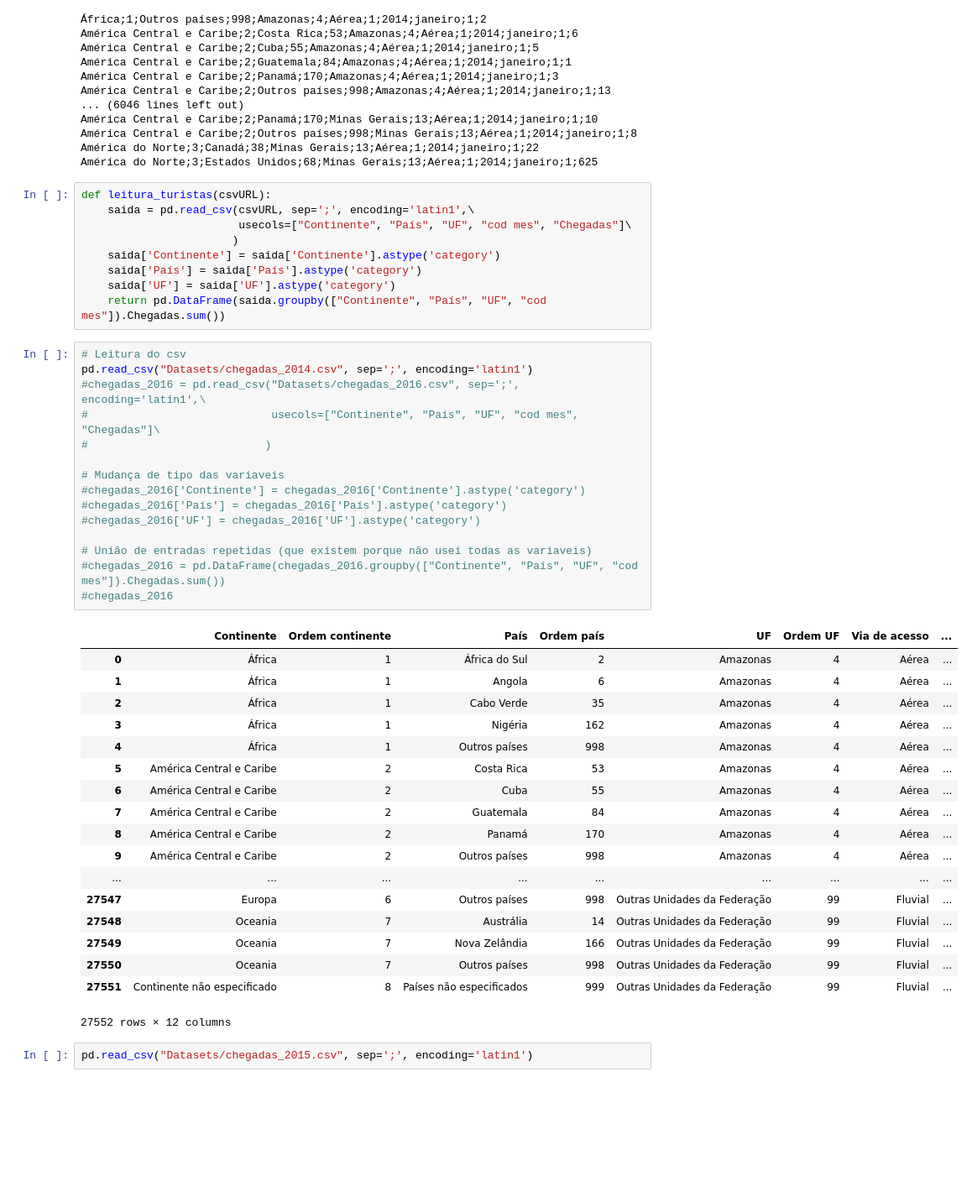
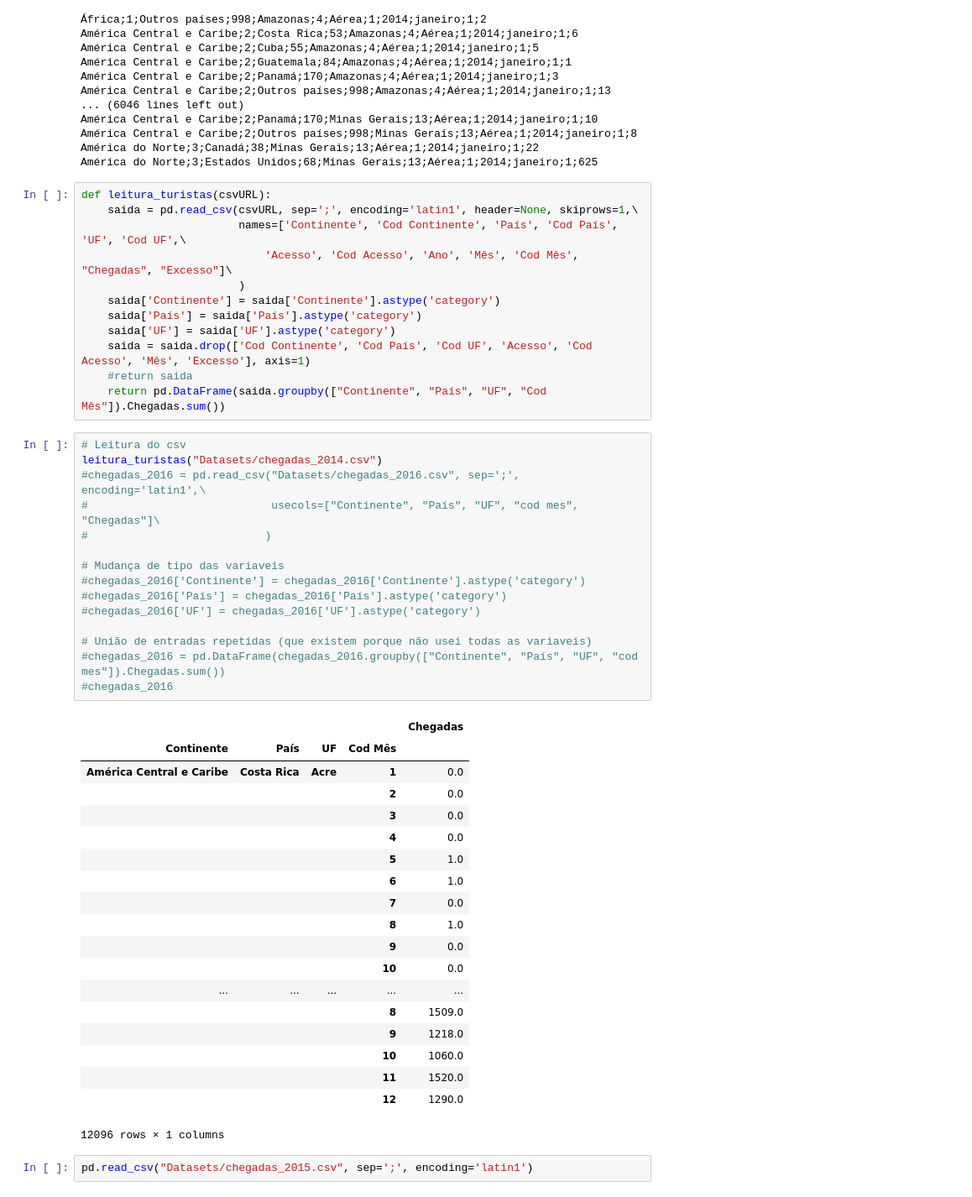
Before and after one commit to if1015-datascience-ufpe/2018-2-projeto-agua-de-coco, a Jupyter notebook: Análise Turistas.ipynb, the cells around one changed output. Shown at 84% size. Drawn from its saved outputs; the diff is of its cells as text; blank space fills up the shorter version.

```diff
--- a/Análise Turistas.ipynb
+++ b/Análise Turistas.ipynb
@@ -51,47 +51,51 @@ América do Norte;3;Canadá;38;Minas Gerais;13;Aérea;1;2014;janeiro;1;22
 América do Norte;3;Estados Unidos;68;Minas Gerais;13;Aérea;1;2014;janeiro;1;625
 # %%
 def leitura_turistas(csvURL):
-    saida = pd.read_csv(csvURL, sep=';', encoding='latin1',\
-                        usecols=["Continente", "País", "UF", "cod mes", "Chegadas"]\
-                       )
+    saida = pd.read_csv(csvURL, sep=';', encoding='latin1', header=None, skiprows=1,\
+                        names=['Continente', 'Cod Continente', 'País', 'Cod País', 'UF', 'Cod UF',\
+                            'Acesso', 'Cod Acesso', 'Ano', 'Mês', 'Cod Mês', "Chegadas", "Excesso"]\
+                        )
     saida['Continente'] = saida['Continente'].astype('category')
     saida['País'] = saida['País'].astype('category')
     saida['UF'] = saida['UF'].astype('category')
-    return pd.DataFrame(saida.groupby(["Continente", "País", "UF", "cod mes"]).Chegadas.sum())
+    saida = saida.drop(['Cod Continente', 'Cod País', 'Cod UF', 'Acesso', 'Cod Acesso', 'Mês', 'Excesso'], axis=1)
+    #return saida
+    return pd.DataFrame(saida.groupby(["Continente", "País", "UF", "Cod Mês"]).Chegadas.sum())
 # %%
 # Leitura do csv
-pd.read_csv("Datasets/chegadas_2014.csv", sep=';', encoding='latin1')
+leitura_turistas("Datasets/chegadas_2014.csv")
 #chegadas_2016 = pd.read_csv("Datasets/chegadas_2016.csv", sep=';', encoding='latin1',\
 #                            usecols=["Continente", "País", "UF", "cod mes", "Chegadas"]\
 #                           )
 
 # Mudança de tipo das variaveis
 #chegadas_2016['Continente'] = chegadas_2016['Continente'].astype('category')
 #chegadas_2016['País'] = chegadas_2016['País'].astype('category')
 #chegadas_2016['UF'] = chegadas_2016['UF'].astype('category')
 
 # União de entradas repetidas (que existem porque não usei todas as variaveis)
 #chegadas_2016 = pd.DataFrame(chegadas_2016.groupby(["Continente", "País", "UF", "cod mes"]).Chegadas.sum())
 #chegadas_2016
 # %% [output]
-|  | Continente | Ordem continente | País | Ordem país | UF | Ordem UF | Via de acesso | ... |
-| 0 | África | 1 | África do Sul | 2 | Amazonas | 4 | Aérea | ... |
-| 1 | África | 1 | Angola | 6 | Amazonas | 4 | Aérea | ... |
-| 2 | África | 1 | Cabo Verde | 35 | Amazonas | 4 | Aérea | ... |
-| 3 | África | 1 | Nigéria | 162 | Amazonas | 4 | Aérea | ... |
-| 4 | África | 1 | Outros países | 998 | Amazonas | 4 | Aérea | ... |
-| 5 | América Central e Caribe | 2 | Costa Rica | 53 | Amazonas | 4 | Aérea | ... |
-| 6 | América Central e Caribe | 2 | Cuba | 55 | Amazonas | 4 | Aérea | ... |
-| 7 | América Central e Caribe | 2 | Guatemala | 84 | Amazonas | 4 | Aérea | ... |
-| 8 | América Central e Caribe | 2 | Panamá | 170 | Amazonas | 4 | Aérea | ... |
-| 9 | América Central e Caribe | 2 | Outros países | 998 | Amazonas | 4 | Aérea | ... |
-| ... | ... | ... | ... | ... | ... | ... | ... | ... |
-| 27547 | Europa | 6 | Outros países | 998 | Outras Unidades da Federação | 99 | Fluvial | ... |
-| 27548 | Oceania | 7 | Austrália | 14 | Outras Unidades da Federação | 99 | Fluvial | ... |
-| 27549 | Oceania | 7 | Nova Zelândia | 166 | Outras Unidades da Federação | 99 | Fluvial | ... |
-| 27550 | Oceania | 7 | Outros países | 998 | Outras Unidades da Federação | 99 | Fluvial | ... |
-| 27551 | Continente não especificado | 8 | Países não especificados | 999 | Outras Unidades da Federação | 99 | Fluvial | ... |
+|  |  |  |  | Chegadas |
+| Continente | País | UF | Cod Mês |  |
+| América Central e Caribe | Costa Rica | Acre | 1 | 0.0 |
+|  |  |  | 2 | 0.0 |
+|  |  |  | 3 | 0.0 |
+|  |  |  | 4 | 0.0 |
+|  |  |  | 5 | 1.0 |
+|  |  |  | 6 | 1.0 |
+|  |  |  | 7 | 0.0 |
+|  |  |  | 8 | 1.0 |
+|  |  |  | 9 | 0.0 |
+|  |  |  | 10 | 0.0 |
+| ... | ... | ... | ... | ... |
+|  |  |  | 8 | 1509.0 |
+|  |  |  | 9 | 1218.0 |
+|  |  |  | 10 | 1060.0 |
+|  |  |  | 11 | 1520.0 |
+|  |  |  | 12 | 1290.0 |
-27552 rows × 12 columns
+12096 rows × 1 columns
 # %%
 pd.read_csv("Datasets/chegadas_2015.csv", sep=';', encoding='latin1')
 # %% [output]
```
